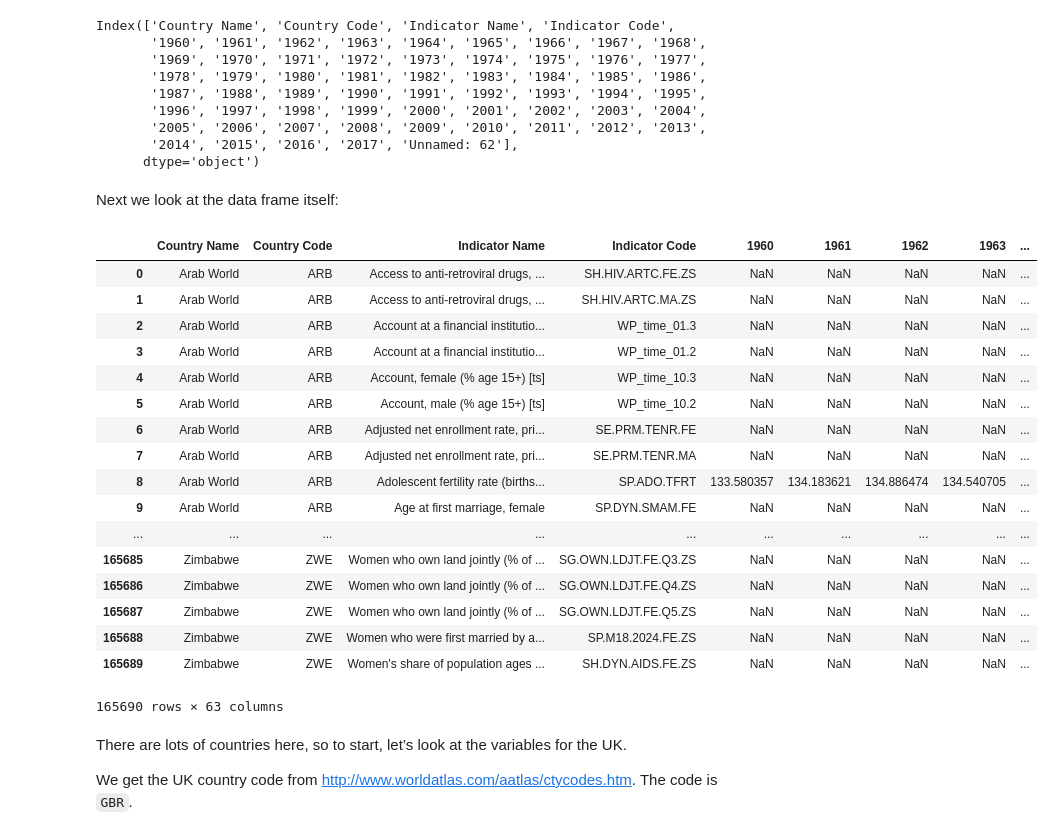
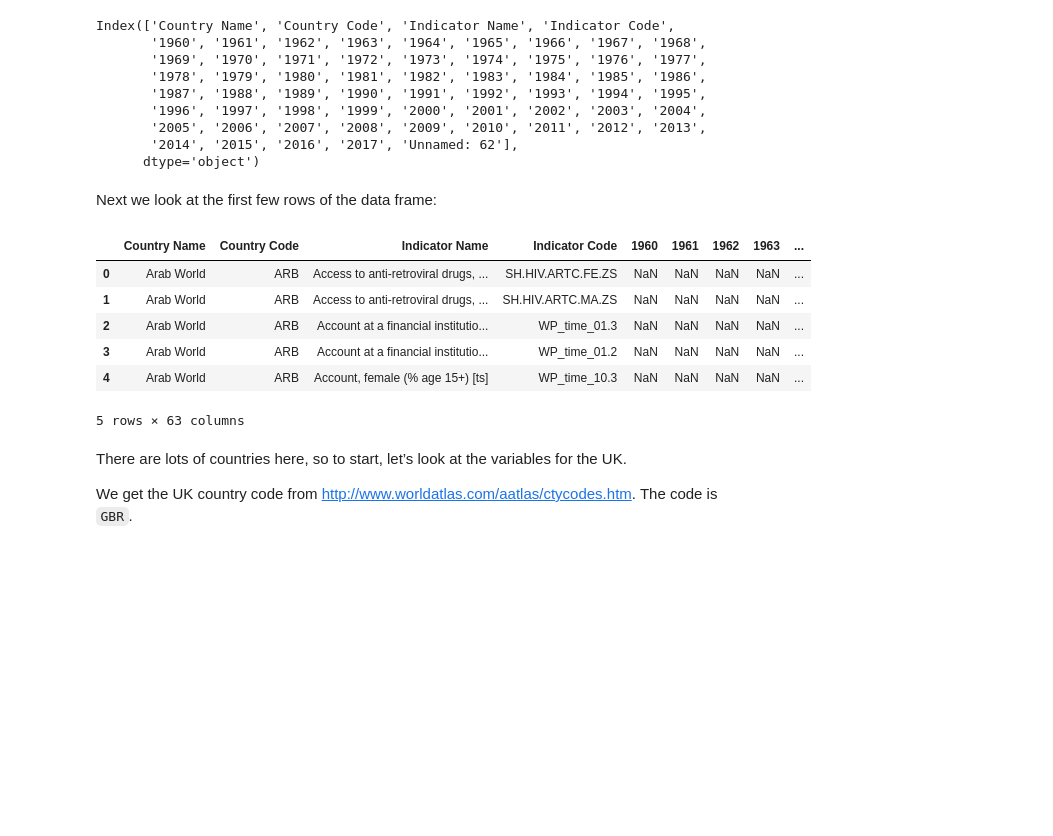
Before and after one commit to matthew-brett/dsfe, a Jupyter notebook: data/make_gender_stats.ipynb, the cells around one changed output. Saved outputs shown, nothing was run; the diff lists cells and outputs as text; code cells hidden in the pictures; blank space fills up the shorter version.

Commit message:
Polish gender statistics notebook
Use Figshare to house the original data.

```diff
--- a/data/make_gender_stats.ipynb
+++ b/data/make_gender_stats.ipynb
@@ -23,3 +26,5 @@ df = pd.read_csv('https://matthew-brett.github.io/les-pilot/_downloads/Gender_St
+# %%
+df = pd.read_csv('https://ndownloader.figshare.com/files/17803301')
 # %% [markdown]
 This is a slightly clumsy-looking data frame, because it has years for
 columns, and variables for rows, where there are 630 variables for each
@@ -38,28 +43,17 @@ Index(['Country Name', 'Country Code', 'Indicator Name', 'Indicator Code',
        '2014', '2015', '2016', '2017', 'Unnamed: 62'],
       dtype='object')
 # %% [markdown]
-Next we look at the data frame itself:
+Next we look at the first few rows of the data frame:
 # %%
-df
+df.head()
 # %% [output]
 |  | Country Name | Country Code | Indicator Name | Indicator Code | 1960 | 1961 | 1962 | 1963 | ... |
 | 0 | Arab World | ARB | Access to anti-retroviral drugs, ... | SH.HIV.ARTC.FE.ZS | NaN | NaN | NaN | NaN | ... |
 | 1 | Arab World | ARB | Access to anti-retroviral drugs, ... | SH.HIV.ARTC.MA.ZS | NaN | NaN | NaN | NaN | ... |
 | 2 | Arab World | ARB | Account at a financial institutio... | WP_time_01.3 | NaN | NaN | NaN | NaN | ... |
 | 3 | Arab World | ARB | Account at a financial institutio... | WP_time_01.2 | NaN | NaN | NaN | NaN | ... |
 | 4 | Arab World | ARB | Account, female (% age 15+) [ts] | WP_time_10.3 | NaN | NaN | NaN | NaN | ... |
-| 5 | Arab World | ARB | Account, male (% age 15+) [ts] | WP_time_10.2 | NaN | NaN | NaN | NaN | ... |
-| 6 | Arab World | ARB | Adjusted net enrollment rate, pri... | SE.PRM.TENR.FE | NaN | NaN | NaN | NaN | ... |
-| 7 | Arab World | ARB | Adjusted net enrollment rate, pri... | SE.PRM.TENR.MA | NaN | NaN | NaN | NaN | ... |
-| 8 | Arab World | ARB | Adolescent fertility rate (births... | SP.ADO.TFRT | 133.580357 | 134.183621 | 134.886474 | 134.540705 | ... |
-| 9 | Arab World | ARB | Age at first marriage, female | SP.DYN.SMAM.FE | NaN | NaN | NaN | NaN | ... |
-| ... | ... | ... | ... | ... | ... | ... | ... | ... | ... |
-| 165685 | Zimbabwe | ZWE | Women who own land jointly (% of ... | SG.OWN.LDJT.FE.Q3.ZS | NaN | NaN | NaN | NaN | ... |
-| 165686 | Zimbabwe | ZWE | Women who own land jointly (% of ... | SG.OWN.LDJT.FE.Q4.ZS | NaN | NaN | NaN | NaN | ... |
-| 165687 | Zimbabwe | ZWE | Women who own land jointly (% of ... | SG.OWN.LDJT.FE.Q5.ZS | NaN | NaN | NaN | NaN | ... |
-| 165688 | Zimbabwe | ZWE | Women who were first married by a... | SP.M18.2024.FE.ZS | NaN | NaN | NaN | NaN | ... |
-| 165689 | Zimbabwe | ZWE | Women's share of population ages ... | SH.DYN.AIDS.FE.ZS | NaN | NaN | NaN | NaN | ... |
-165690 rows × 63 columns
+5 rows × 63 columns
 # %% [markdown]
 There are lots of countries here, so to start, let’s look at the variables for
 the UK.
```
Also changed, not shown: parts of 8 cells of this notebook, 2 other files.
